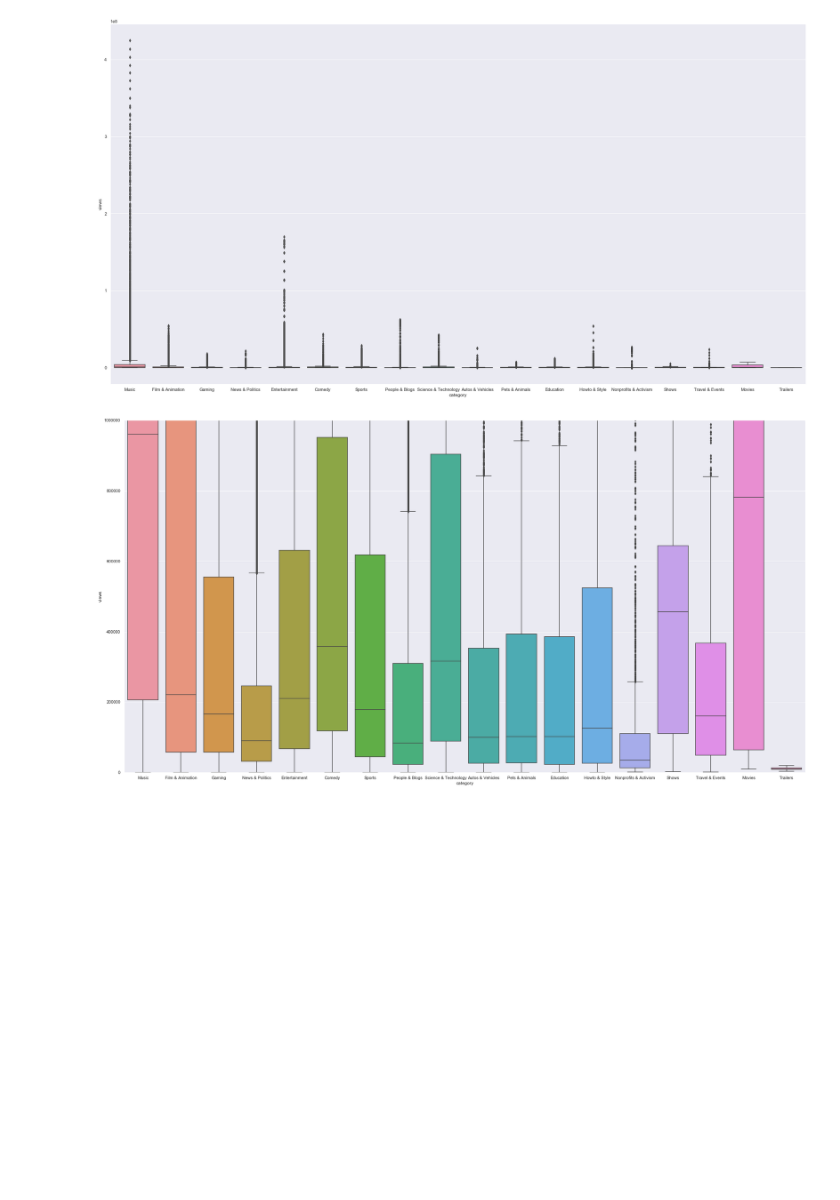
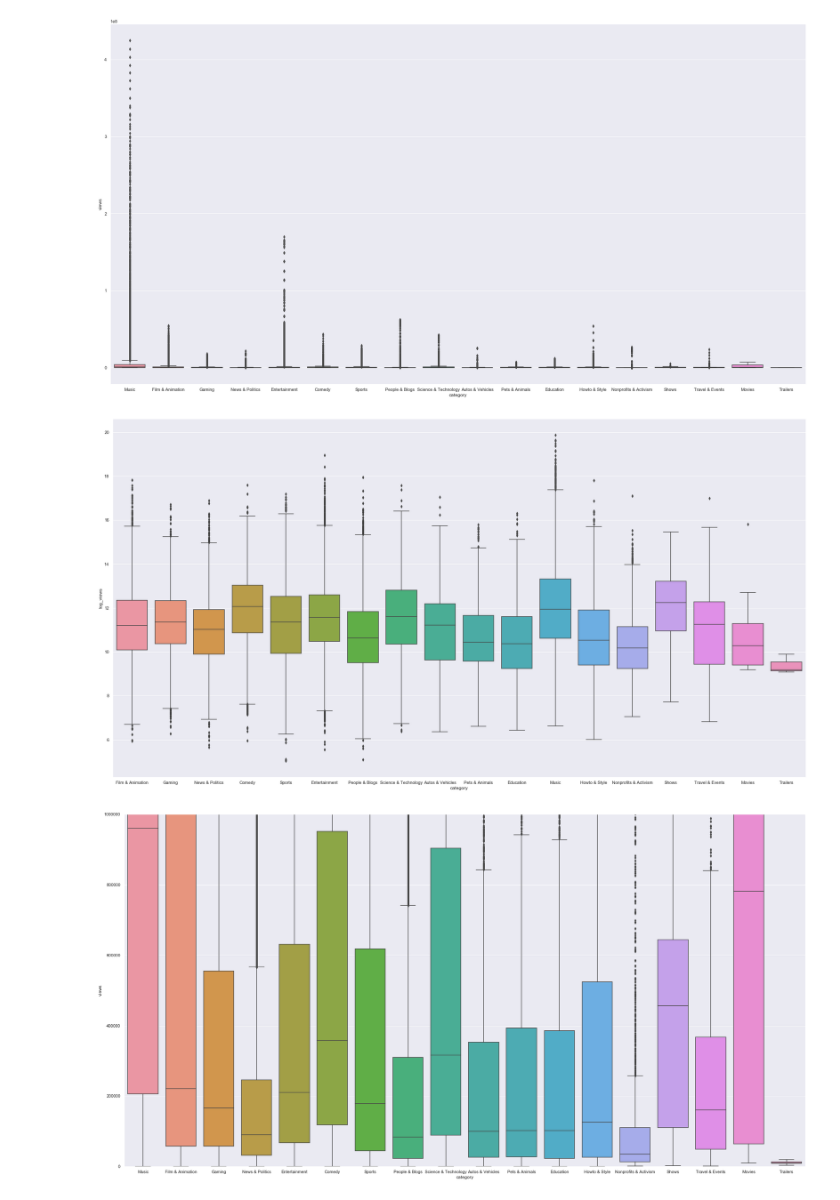
Before and after one commit to Carlene/youtube_trending, a Jupyter notebook: youtube_project.ipynb, the cells around one changed output. Cells and saved outputs as stored; diff of their text form; code cells hidden in the pictures; blank space fills up the shorter version.

Commit message:
Added a graph for views per country by category. Added Sean's code for better visibility

```diff
--- a/youtube_project.ipynb
+++ b/youtube_project.ipynb
@@ -5,6 +7,19 @@ import matplotlib.pyplot as plt
 # %%
 df = pd.read_csv('dataframe.csv')
 df_all_timestamps = pd.read_csv('dataframe_all_timestamps.csv')
+# %%
+#optional
+# makes new columns by taking the logarithm of the views, likes,
+#dislikes and comment_count to compress the scale for easier graphing
+
+import numpy as np
+df.loc[:,'log_views'] = np.log(df.loc[:,'views']+1)
+df.loc[:,'log_likes'] = np.log(df.loc[:,'likes']+1)
+df.loc[:,'log_dislikes'] = np.log(df.loc[:,'dislikes']+1)
+df.loc[:,'log_comment_count'] = np.log(df.loc[:,'comment_count']+1)
+
+#show all columns
+pd.set_option('display.max_columns', 100)
 # %%
 df.info()
 # %% [output]
@@ -83,6 +98,11 @@ sns.set(rc={'figure.figsize':(32,17)})
 ax = sns.boxplot(x="category", y="views", data=df_all_timestamps)
 # %% [output]
 [figure]
+# %%
+sns.set(rc={'figure.figsize':(32,17)})
+ax = sns.boxplot(x="category", y="log_views", data=df)
+# %% [output]
+[figure, added]
 # %%
 plt.ylim(0, 1000000)
 sns.set(rc={'figure.figsize':(32,17)})
```
Also changed, not shown: parts of 5 cells of this notebook.
